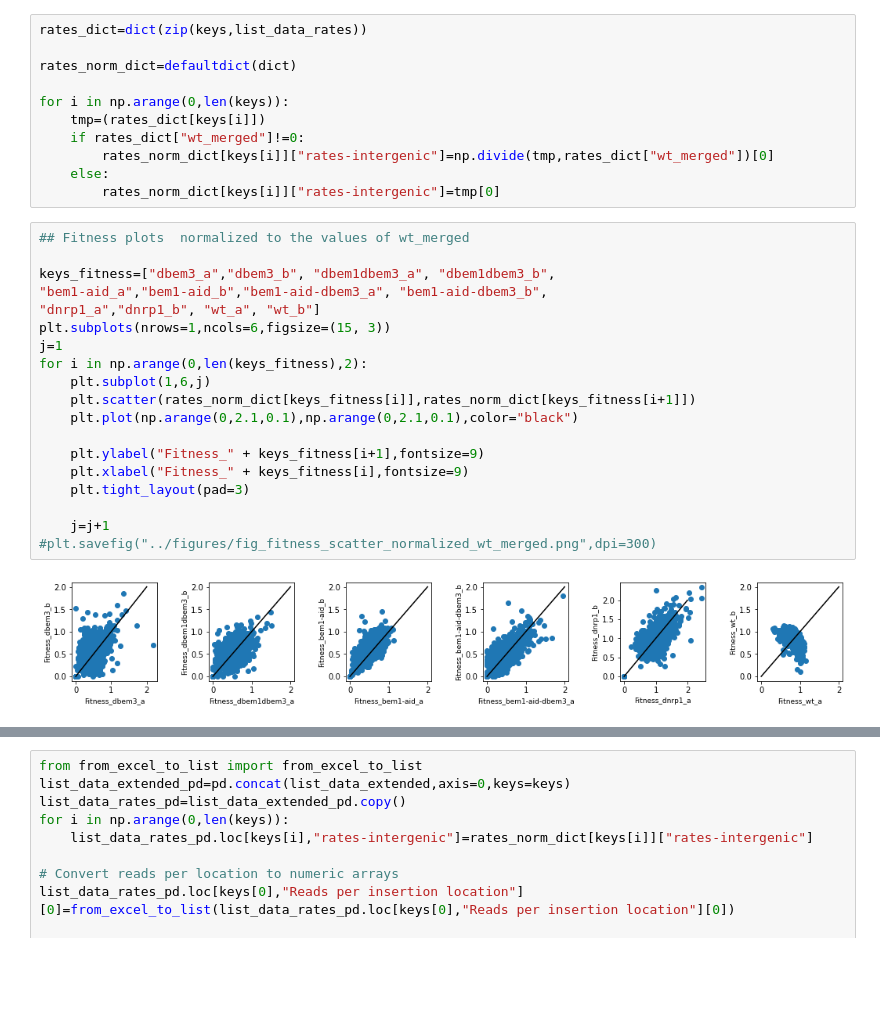
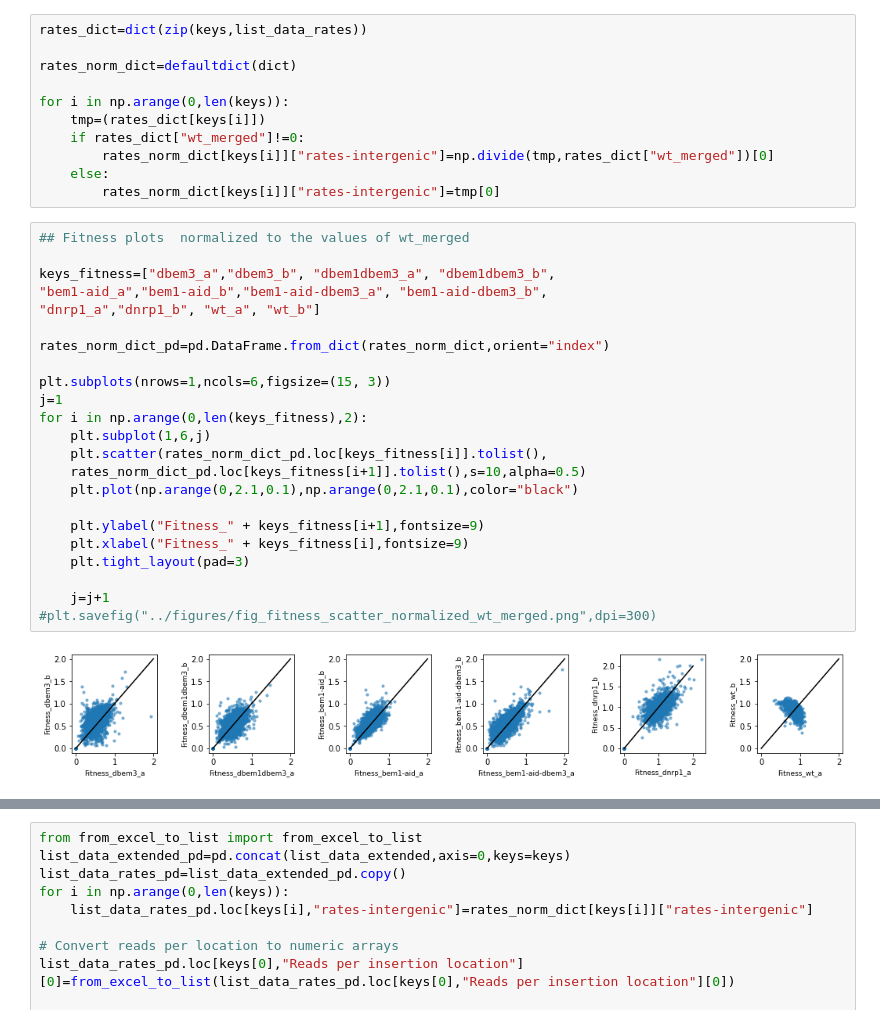
Before and after one commit to SATAY-LL/comparative-analysis-among-strains, a Jupyter notebook: src/analysis_evolutionary_trajectory.ipynb, the cells around one changed output, grey strips where cells are left out. Cells and saved outputs as stored; diff of their text form; blank space fills up the shorter version.

```diff
--- a/src/analysis_evolutionary_trajectory.ipynb
+++ b/src/analysis_evolutionary_trajectory.ipynb
@@ -228,24 +250,28 @@ for i in np.arange(0,len(keys)):
 # %%
 ## Fitness plots  normalized to the values of wt_merged
 
 keys_fitness=["dbem3_a","dbem3_b", "dbem1dbem3_a", "dbem1dbem3_b",
 "bem1-aid_a","bem1-aid_b","bem1-aid-dbem3_a", "bem1-aid-dbem3_b",
 "dnrp1_a","dnrp1_b", "wt_a", "wt_b"]
+
+rates_norm_dict_pd=pd.DataFrame.from_dict(rates_norm_dict,orient="index")
+
 plt.subplots(nrows=1,ncols=6,figsize=(15, 3))
 j=1
 for i in np.arange(0,len(keys_fitness),2):
     plt.subplot(1,6,j)
-    plt.scatter(rates_norm_dict[keys_fitness[i]],rates_norm_dict[keys_fitness[i+1]])
+    plt.scatter(rates_norm_dict_pd.loc[keys_fitness[i]].tolist(),
+    rates_norm_dict_pd.loc[keys_fitness[i+1]].tolist(),s=10,alpha=0.5)
     plt.plot(np.arange(0,2.1,0.1),np.arange(0,2.1,0.1),color="black")
 
     plt.ylabel("Fitness_" + keys_fitness[i+1],fontsize=9)
     plt.xlabel("Fitness_" + keys_fitness[i],fontsize=9)
     plt.tight_layout(pad=3)
 
     j=j+1
 #plt.savefig("../figures/fig_fitness_scatter_normalized_wt_merged.png",dpi=300)
 # %% [output]
-[figure, old version]
+[figure, new version]
 # %%
 rates_norm_dict_pd=pd.DataFrame.from_dict(rates_norm_dict,orient="columns")
 
```
Also changed, not shown: parts of 7 cells of this notebook, 20 other files.
